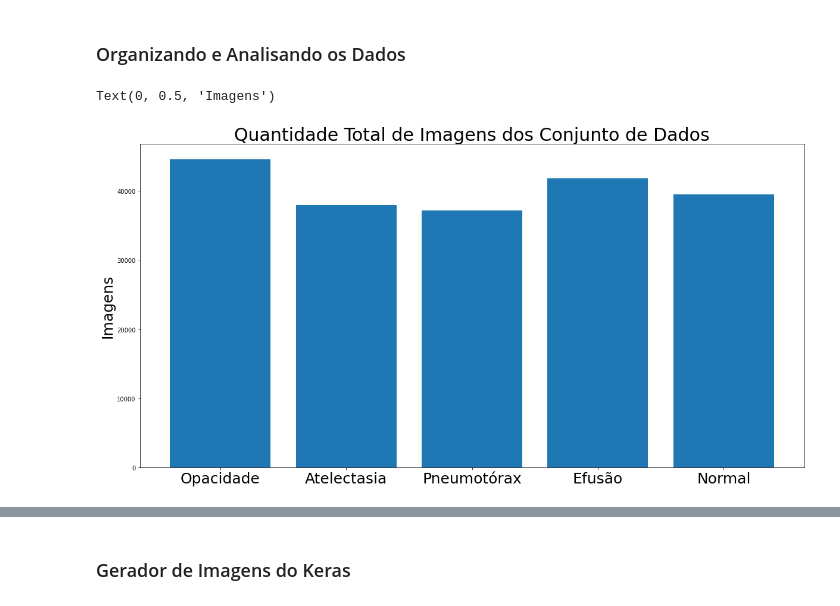
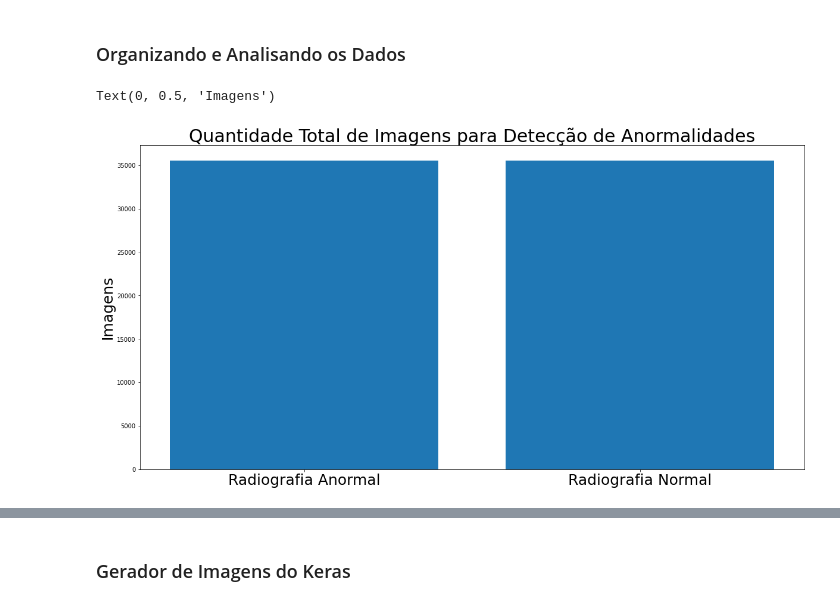
Before and after one commit to Alyssonmach/cnn-lung-diseases, a Jupyter notebook: experiments/second-paper/abnormality_detection.ipynb, the cells around one changed output, grey strips where cells are left out. Drawn from its saved outputs; the diff is of its cells as text; code cells hidden in the pictures.

```diff
--- a/experiments/second-paper/abnormality_detection.ipynb
+++ b/experiments/second-paper/abnormality_detection.ipynb
@@ -57,14 +34,15 @@ findings_pt = ['Opacidade', 'Atelectasia', 'Pneumotórax', 'Efusão', 'Normal']
 # %%
+dataset = pd.read_csv('/content/dataset_ab_detection.csv', index_col = 0)
+
 count_findings = list()
-for finding in findings:
-  count = dict(dataset[finding].value_counts())[1.0]
-  count_findings.append(count)
+count_findings.append(dict(dataset['Abnormal'].value_counts())[1.0])
+count_findings.append(dict(dataset['Abnormal'].value_counts())[0.0])
 
 plt.figure(figsize = (20, 10))
-plt.bar(findings_pt, count_findings)
+plt.bar(['Radiografia Anormal', 'Radiografia Normal'], count_findings)
 plt.xticks(rotation = 0, size = 25)
-plt.title('Quantidade Total de Imagens dos Conjunto de Dados', size = 30)
+plt.title('Quantidade Total de Imagens para Detecção de Anormalidades', size = 30)
 plt.ylabel('Imagens', size = 25)
 # %% [output]
 Text(0, 0.5, 'Imagens')
-[figure, old version]
+[figure, new version]
```
Also changed, not shown: parts of 61 cells of this notebook.
